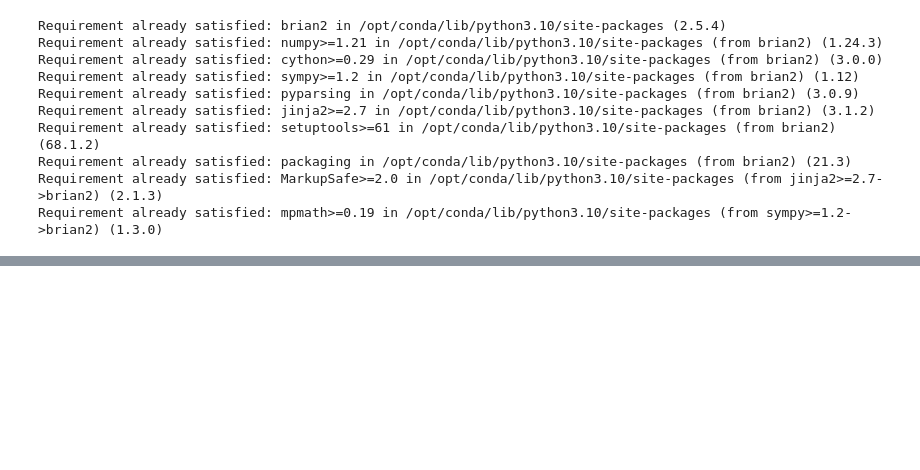
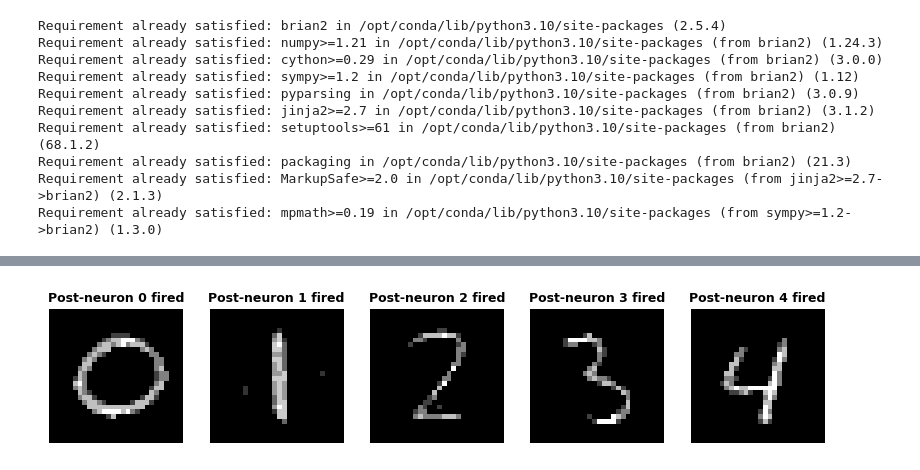
Before and after one commit to a-holla/SNN-WM, a Jupyter notebook: snnmnist-supervised.ipynb, the cells around one changed output, grey strips where cells are left out. Saved outputs shown, nothing was run; the diff lists cells and outputs as text; code cells hidden in the pictures; blank space fills up the shorter version.

```diff
--- a/snnmnist-supervised.ipynb
+++ b/snnmnist-supervised.ipynb
@@ -518,0 +732,17 @@ plt.show()
+# %%
+inout_spikes = np.array(inout_spikes)
+
+fig, axes = plt.subplots(1, 5, figsize=(10, 4))
+
+for i, ax in enumerate(axes.flat):
+    # Reshape the i-th row to 28x28
+    image = inout_spikes[i, :].reshape(28, 28)
+
+    # Plot the image
+    ax.imshow(image, cmap='gray')
+    ax.set_title(f"Post-neuron {i} fired", fontsize=9, fontweight = 'bold',)
+    ax.axis('off')  # Hide axis labels
+#plt.savefig("image2.png")
+plt.show()
+# %% [output]
+[figure, added]
```
Also changed, not shown: parts of 14 cells of this notebook.
